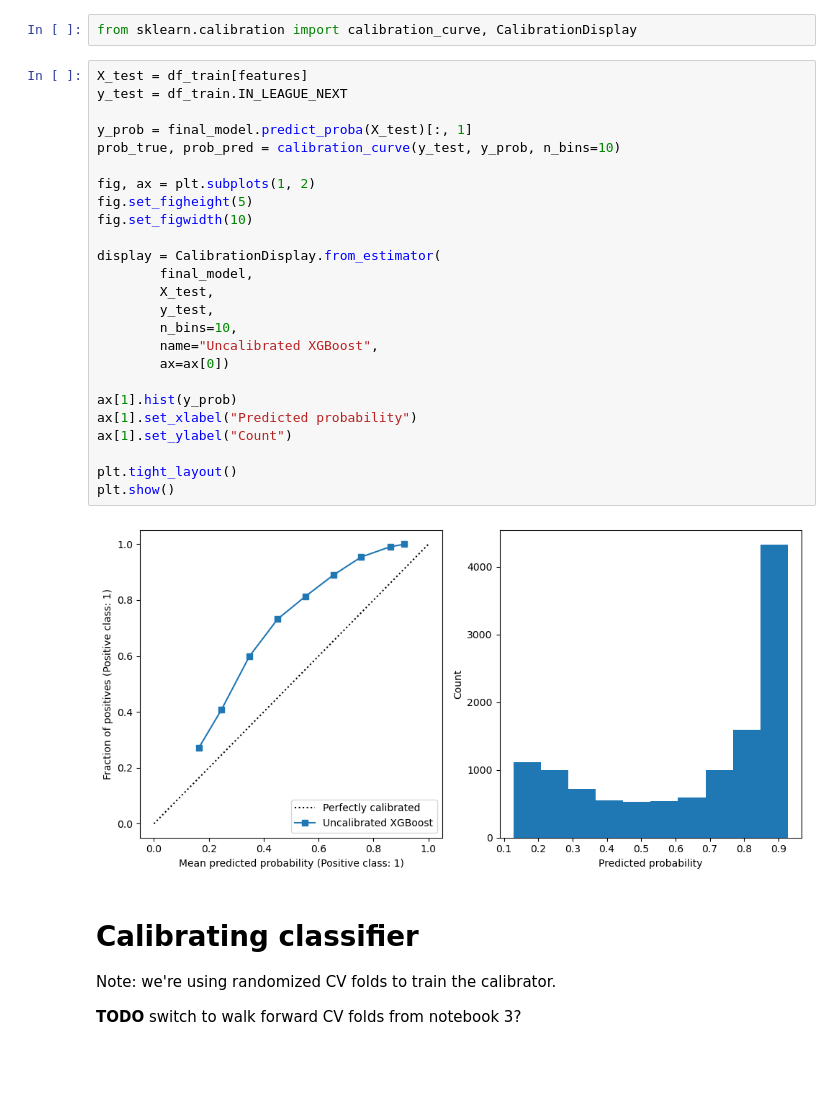
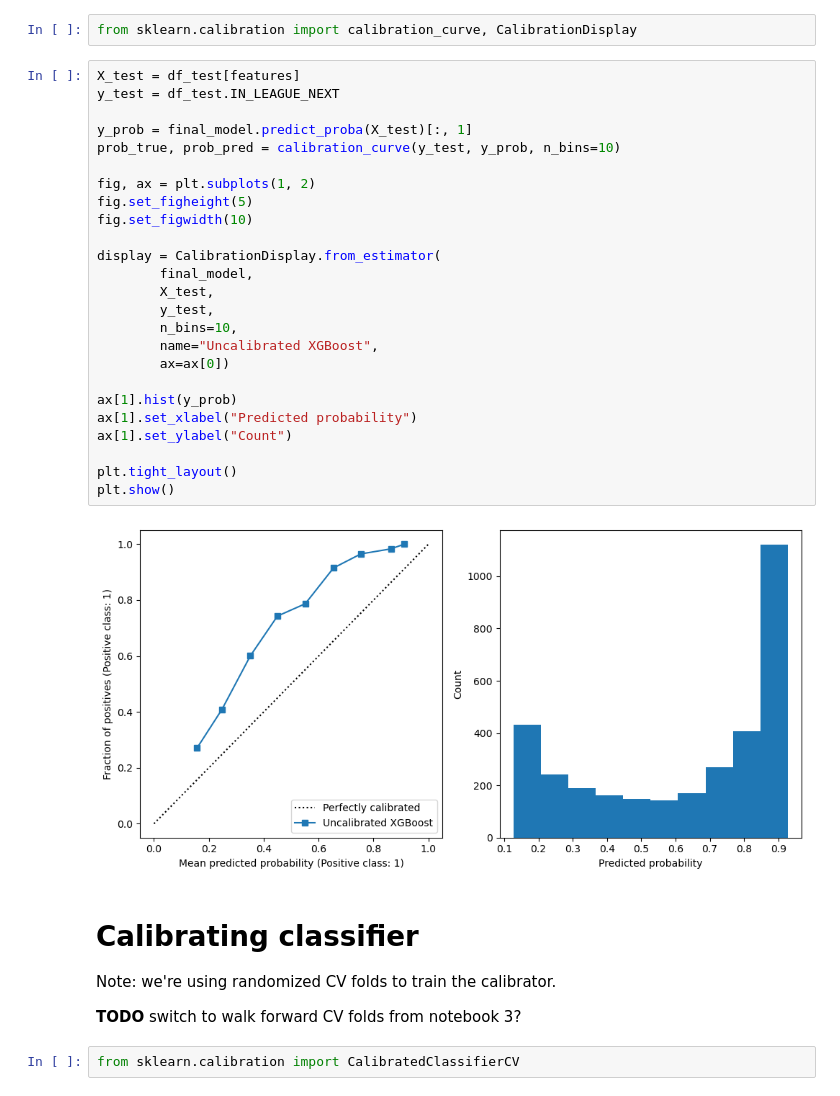
Before and after one commit to aapandy2/predicting_nba_player_retention, a Jupyter notebook: 5_Calibration.ipynb, the cells around one changed output. Cells and saved outputs as stored; diff of their text form; blank space fills up the shorter version.

Commit message:
fix bug in calibration notebook; still not done

```diff
--- a/5_Calibration.ipynb
+++ b/5_Calibration.ipynb
@@ -225,35 +225,37 @@ Avg.         0.8082       0.9471       0.7785       0.5008       0.8379
 # %%
 from sklearn.calibration import calibration_curve, CalibrationDisplay
 # %%
-X_test = df_train[features]
-y_test = df_train.IN_LEAGUE_NEXT
+X_test = df_test[features]
+y_test = df_test.IN_LEAGUE_NEXT
 
 y_prob = final_model.predict_proba(X_test)[:, 1]
 prob_true, prob_pred = calibration_curve(y_test, y_prob, n_bins=10)
 
 fig, ax = plt.subplots(1, 2)
 fig.set_figheight(5)
 fig.set_figwidth(10)
 
 display = CalibrationDisplay.from_estimator(
         final_model,
         X_test,
         y_test,
         n_bins=10,
         name="Uncalibrated XGBoost",
         ax=ax[0])
 
 ax[1].hist(y_prob)
 ax[1].set_xlabel("Predicted probability")
 ax[1].set_ylabel("Count")
 
 plt.tight_layout()
 plt.show()
 # %% [output]
-[figure, old version]
+[figure, new version]
 # %% [markdown]
 # Calibrating classifier
 
 Note: we're using randomized CV folds to train the calibrator.
 
 **TODO** switch to walk forward CV folds from notebook 3?
+# %%
+from sklearn.calibration import CalibratedClassifierCV
```
Also changed, not shown: parts of 2 cells of this notebook.
